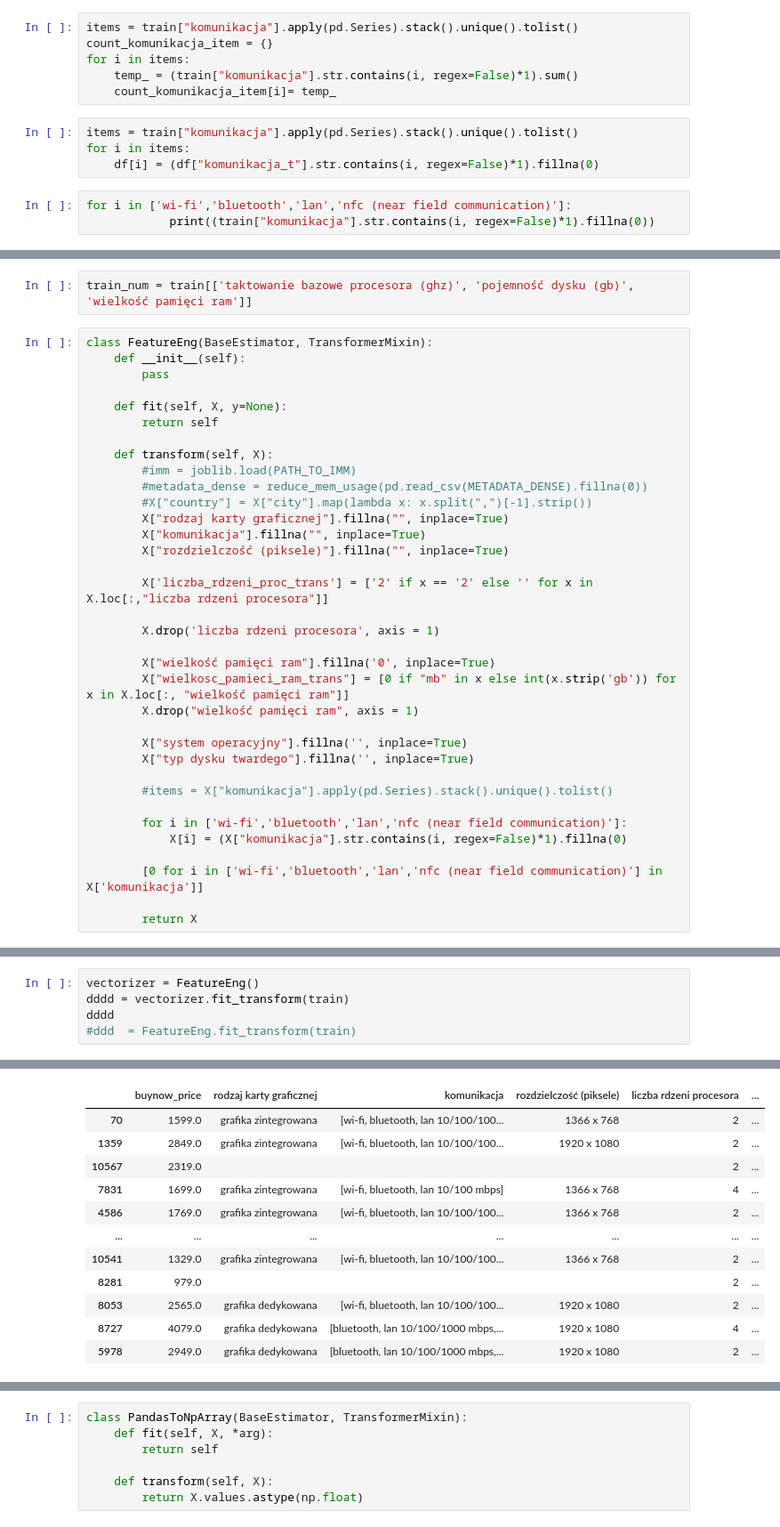
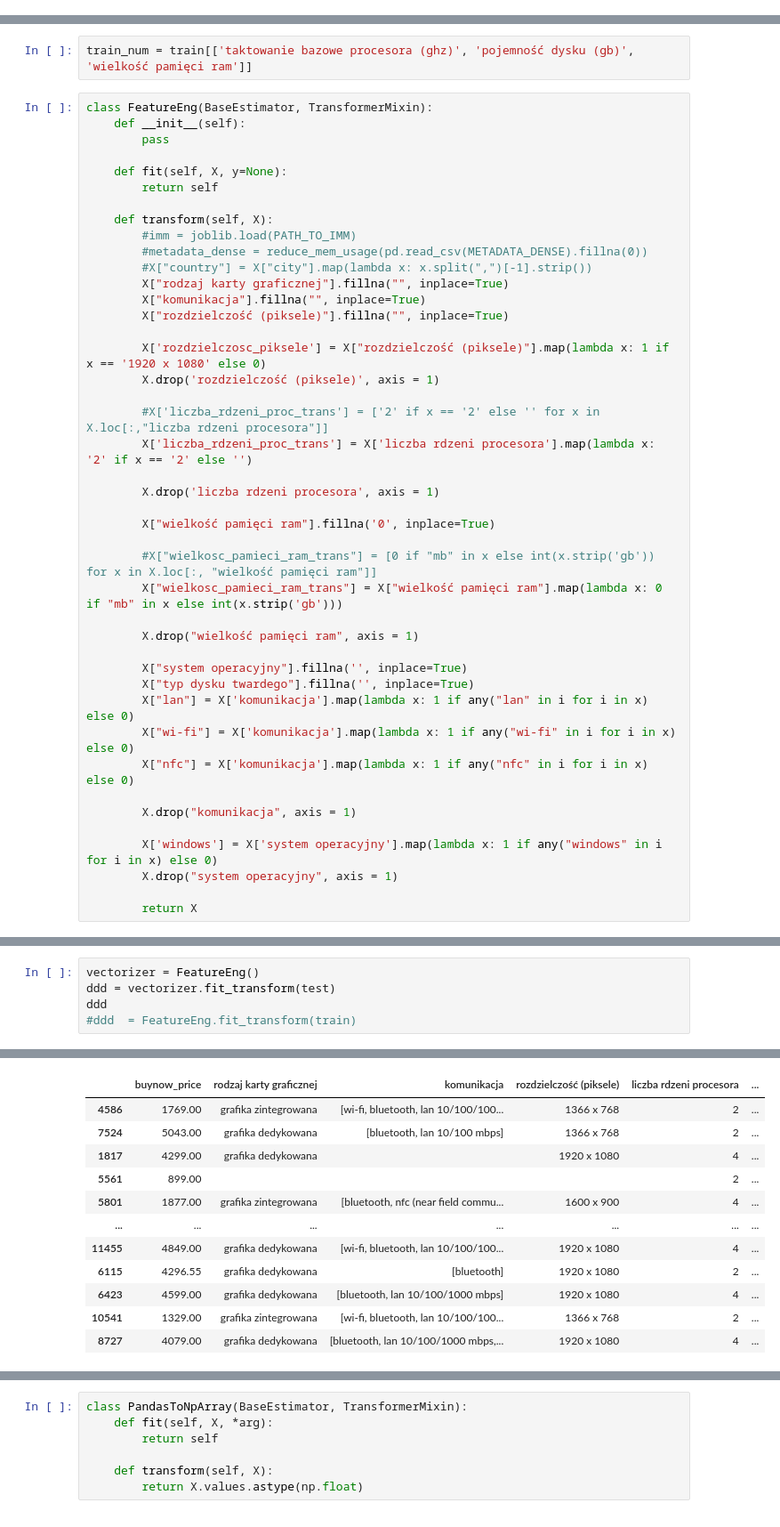
Before and after one commit to sadowskimarcin10/laptop-price, a Jupyter notebook: eda.ipynb, the cells around one changed output, grey strips where cells are left out. Shown: that part at 89% size. Cells and saved outputs as stored; diff of their text form.

```diff
--- a/eda.ipynb
+++ b/eda.ipynb
@@ -56,13 +55,0 @@ train.head(2)
-# %%
-items = train["komunikacja"].apply(pd.Series).stack().unique().tolist()
-count_komunikacja_item = {}
-for i in items:
-    temp_ = (train["komunikacja"].str.contains(i, regex=False)*1).sum()
-    count_komunikacja_item[i]= temp_
-# %%
-items = train["komunikacja"].apply(pd.Series).stack().unique().tolist()
-for i in items:
-    df[i] = (df["komunikacja_t"].str.contains(i, regex=False)*1).fillna(0)
-# %%
-for i in ['wi-fi','bluetooth','lan','nfc (near field communication)']:
-            print((train["komunikacja"].str.contains(i, regex=False)*1).fillna(0))
@@ -102,22 +71,30 @@ class FeatureEng(BaseEstimator, TransformerMixin):
         X["komunikacja"].fillna("", inplace=True)
         X["rozdzielczość (piksele)"].fillna("", inplace=True)
 
-        X['liczba_rdzeni_proc_trans'] = ['2' if x == '2' else '' for x in X.loc[:,"liczba rdzeni procesora"]]
+        X['rozdzielczosc_piksele'] = X["rozdzielczość (piksele)"].map(lambda x: 1 if x == '1920 x 1080' else 0)
+        X.drop('rozdzielczość (piksele)', axis = 1)
+
+        #X['liczba_rdzeni_proc_trans'] = ['2' if x == '2' else '' for x in X.loc[:,"liczba rdzeni procesora"]]
+        X['liczba_rdzeni_proc_trans'] = X['liczba rdzeni procesora'].map(lambda x: '2' if x == '2' else '')
 
         X.drop('liczba rdzeni procesora', axis = 1)
 
         X["wielkość pamięci ram"].fillna('0', inplace=True)
-        X["wielkosc_pamieci_ram_trans"] = [0 if "mb" in x else int(x.strip('gb')) for x in X.loc[:, "wielkość pamięci ram"]]
+
+        #X["wielkosc_pamieci_ram_trans"] = [0 if "mb" in x else int(x.strip('gb')) for x in X.loc[:, "wielkość pamięci ram"]]
+        X["wielkosc_pamieci_ram_trans"] = X["wielkość pamięci ram"].map(lambda x: 0 if "mb" in x else int(x.strip('gb')))
+
         X.drop("wielkość pamięci ram", axis = 1)
 
         X["system operacyjny"].fillna('', inplace=True)
         X["typ dysku twardego"].fillna('', inplace=True)
+        X["lan"] = X['komunikacja'].map(lambda x: 1 if any("lan" in i for i in x) else 0)
+        X["wi-fi"] = X['komunikacja'].map(lambda x: 1 if any("wi-fi" in i for i in x) else 0)
+        X["nfc"] = X['komunikacja'].map(lambda x: 1 if any("nfc" in i for i in x) else 0)
 
-        #items = X["komunikacja"].apply(pd.Series).stack().unique().tolist()
+        X.drop("komunikacja", axis = 1)
 
-        for i in ['wi-fi','bluetooth','lan','nfc (near field communication)']:
-            X[i] = (X["komunikacja"].str.contains(i, regex=False)*1).fillna(0)
-
-        [0 for i in ['wi-fi','bluetooth','lan','nfc (near field communication)'] in X['komunikacja']]
+        X['windows'] = X['system operacyjny'].map(lambda x: 1 if any("windows" in i for i in x) else 0)
+        X.drop("system operacyjny", axis = 1)
 
         return X
@@ -170,6 +101,6 @@ pandas.core.series.Series
 # %%
 vectorizer = FeatureEng()
-dddd = vectorizer.fit_transform(train)
-dddd
+ddd = vectorizer.fit_transform(test)
+ddd
 #ddd  = FeatureEng.fit_transform(train)
 # %% [output]
@@ -193,12 +124,12 @@ See the caveats in the documentation: http://pandas.pydata.org/pandas-docs/stabl
 |  | buynow_price | rodzaj karty graficznej | komunikacja | rozdzielczość (piksele) | liczba rdzeni procesora | ... |
-| 70 | 1599.0 | grafika zintegrowana | [wi-fi, bluetooth, lan 10/100/100... | 1366 x 768 | 2 | ... |
-| 1359 | 2849.0 | grafika zintegrowana | [wi-fi, bluetooth, lan 10/100/100... | 1920 x 1080 | 2 | ... |
-| 10567 | 2319.0 |  |  |  | 2 | ... |
-| 7831 | 1699.0 | grafika zintegrowana | [wi-fi, bluetooth, lan 10/100 mbps] | 1366 x 768 | 4 | ... |
-| 4586 | 1769.0 | grafika zintegrowana | [wi-fi, bluetooth, lan 10/100/100... | 1366 x 768 | 2 | ... |
+| 4586 | 1769.00 | grafika zintegrowana | [wi-fi, bluetooth, lan 10/100/100... | 1366 x 768 | 2 | ... |
+| 7524 | 5043.00 | grafika dedykowana | [bluetooth, lan 10/100 mbps] | 1366 x 768 | 2 | ... |
+| 1817 | 4299.00 | grafika dedykowana |  | 1920 x 1080 | 4 | ... |
+| 5561 | 899.00 |  |  |  | 2 | ... |
+| 5801 | 1877.00 | grafika zintegrowana | [bluetooth, nfc (near field commu... | 1600 x 900 | 4 | ... |
 | ... | ... | ... | ... | ... | ... | ... |
-| 10541 | 1329.0 | grafika zintegrowana | [wi-fi, bluetooth, lan 10/100/100... | 1366 x 768 | 2 | ... |
-| 8281 | 979.0 |  |  |  | 2 | ... |
-| 8053 | 2565.0 | grafika dedykowana | [wi-fi, bluetooth, lan 10/100/100... | 1920 x 1080 | 2 | ... |
-| 8727 | 4079.0 | grafika dedykowana | [bluetooth, lan 10/100/1000 mbps,... | 1920 x 1080 | 4 | ... |
-| 5978 | 2949.0 | grafika dedykowana | [bluetooth, lan 10/100/1000 mbps,... | 1920 x 1080 | 2 | ... |
+| 11455 | 4849.00 | grafika dedykowana | [wi-fi, bluetooth, lan 10/100/100... | 1920 x 1080 | 4 | ... |
+| 6115 | 4296.55 | grafika dedykowana | [bluetooth] | 1920 x 1080 | 2 | ... |
+| 6423 | 4599.00 | grafika dedykowana | [bluetooth, lan 10/100/1000 mbps] | 1920 x 1080 | 4 | ... |
+| 10541 | 1329.00 | grafika zintegrowana | [wi-fi, bluetooth, lan 10/100/100... | 1366 x 768 | 2 | ... |
+| 8727 | 4079.00 | grafika dedykowana | [bluetooth, lan 10/100/1000 mbps,... | 1920 x 1080 | 4 | ... |
```
Also changed, not shown: parts of 29 cells of this notebook.
